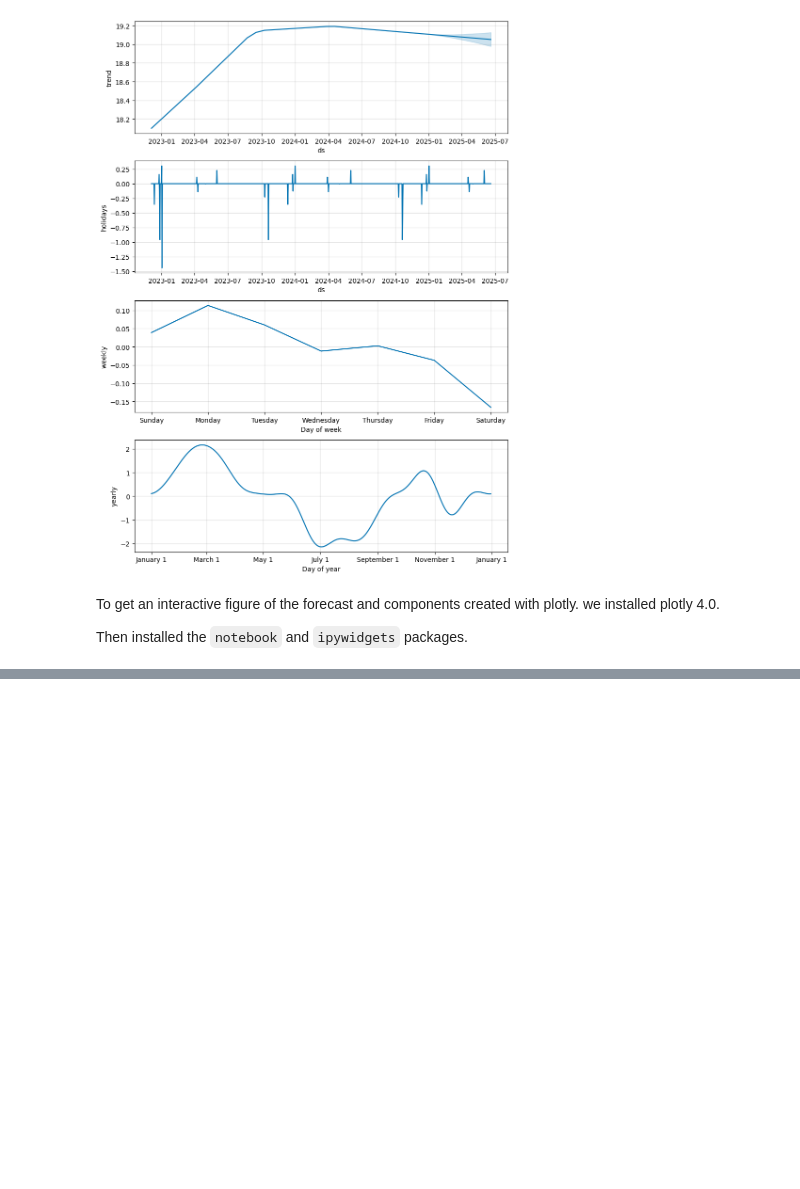
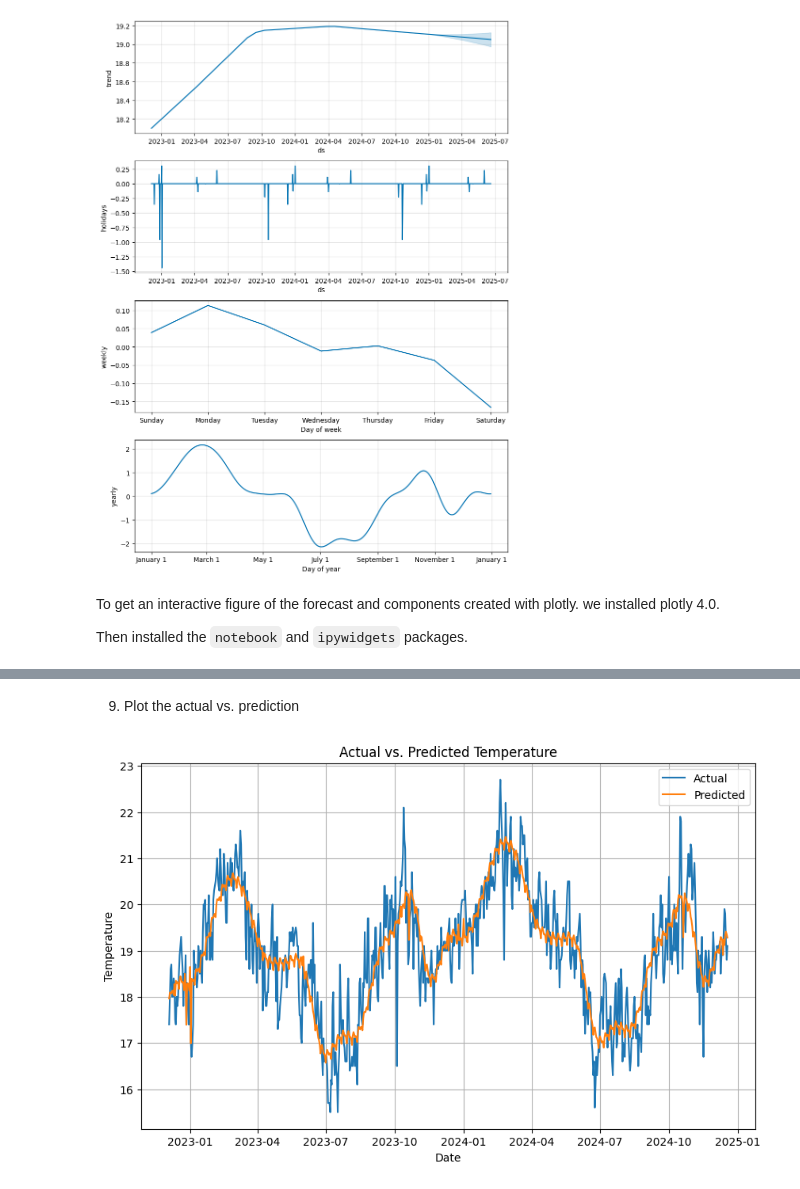
Before and after one commit to Josephnyingi/Clime, a Jupyter notebook: Clime.ipynb, the cells around one changed output, grey strips where cells are left out. Saved outputs shown, nothing was run; the diff lists cells and outputs as text; code cells hidden in the pictures; blank space fills up the shorter version.

Commit message:
Updated the collab by computing metrics and plotting actual vs prediction.

```diff
--- a/Clime.ipynb
+++ b/Clime.ipynb
@@ -261,0 +265,4 @@ Discarding nonzero nanoseconds in conversion.
+# %%
+# Merge actual and predicted data
+merged_data = pd.merge(weather, forecast[['ds', 'yhat']], on='ds', how='left')
+merged_data.head()
@@ -261,0 +308,15 @@ Discarding nonzero nanoseconds in conversion.
+# %% [markdown]
+9. Plot the actual vs. prediction
+# %%
+# 8. Plot the actual vs. prediction
+plt.figure(figsize=(10, 6))
+plt.plot(merged_data['ds'], merged_data['y'], label='Actual')
+plt.plot(merged_data['ds'], merged_data['yhat'], label='Predicted')
+plt.xlabel('Date')
+plt.ylabel('Temperature')
+plt.title('Actual vs. Predicted Temperature')
+plt.legend()
+plt.grid(True)
+plt.show()
+# %% [output]
+[figure, added]
```
Also changed, not shown: parts of 16 cells of this notebook.
